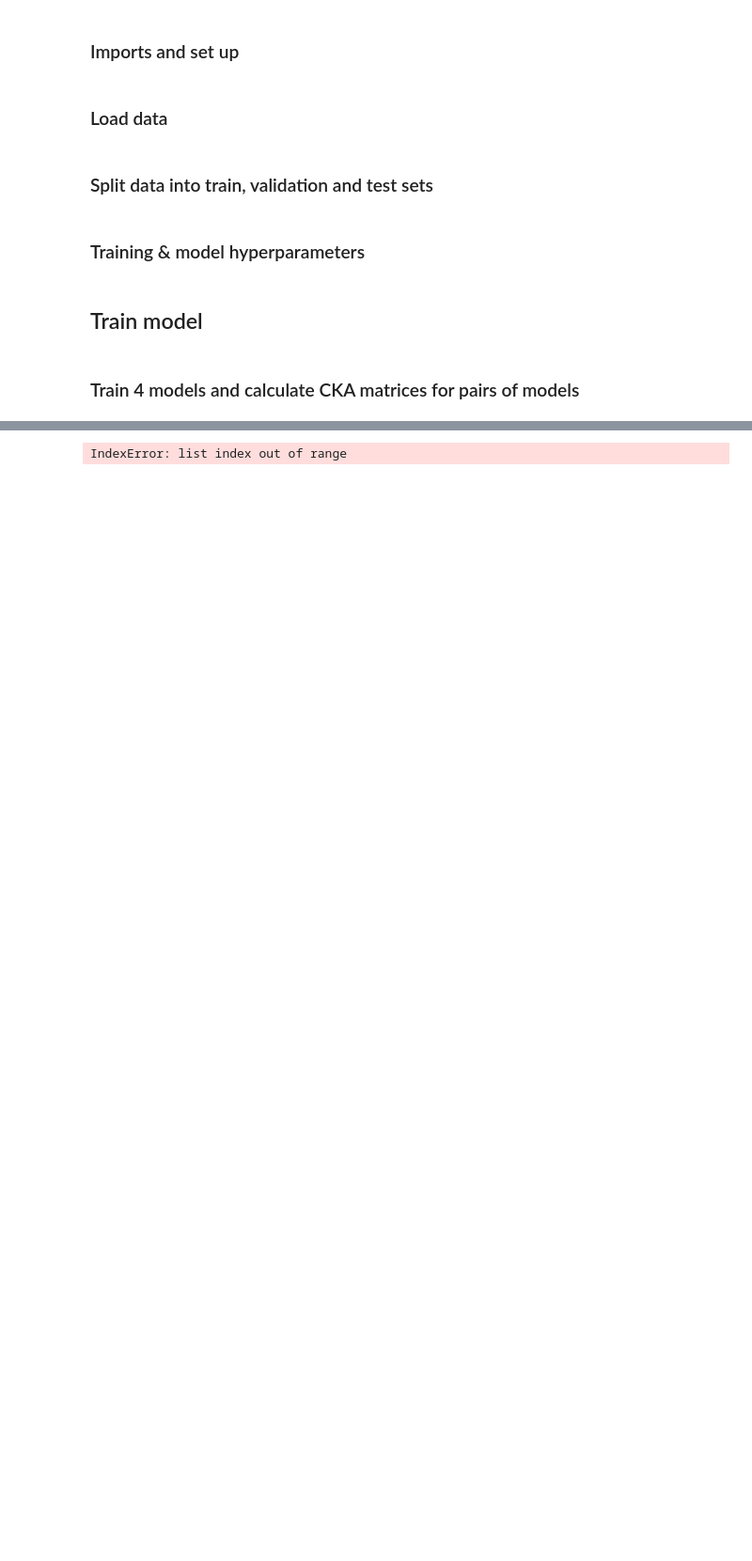
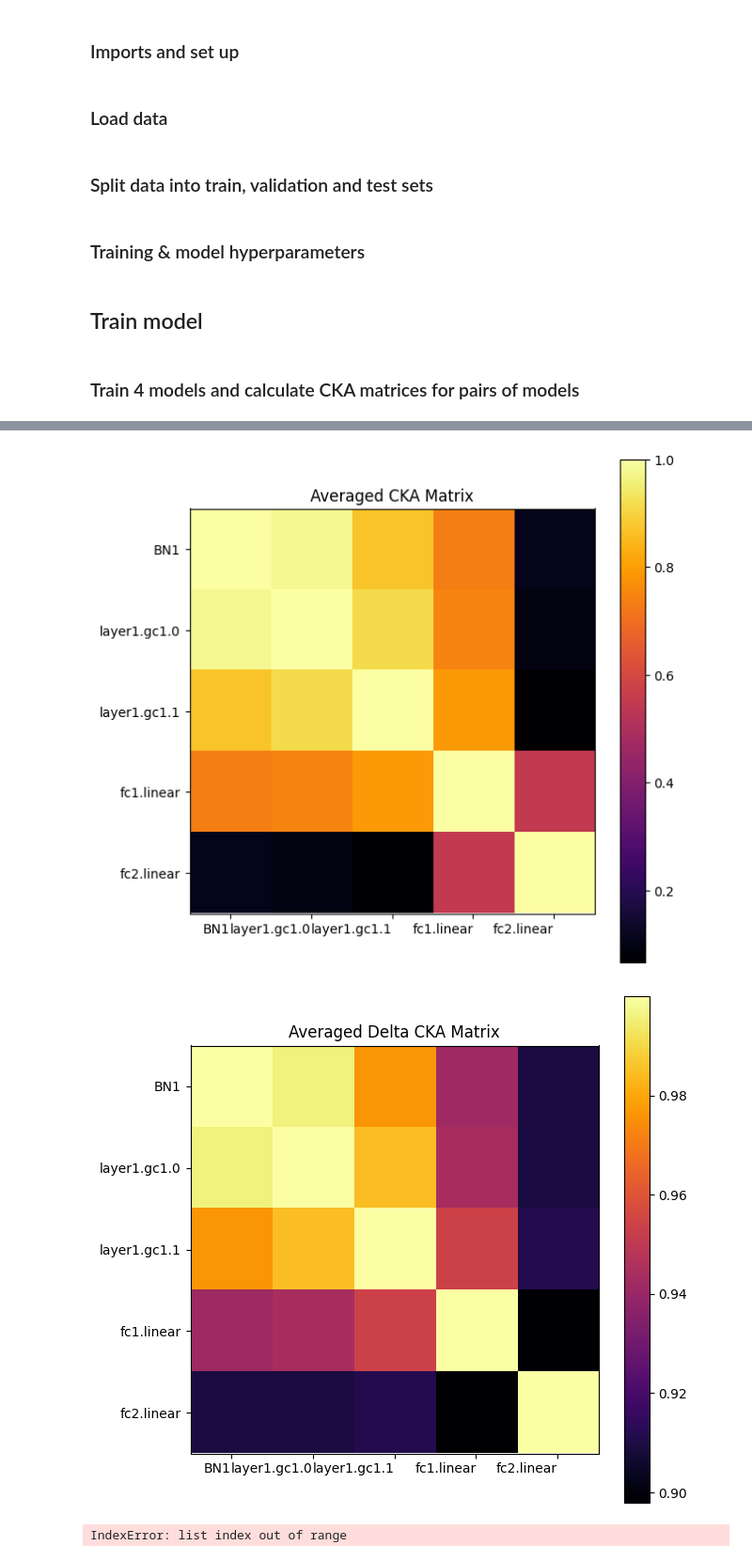
Before and after one commit to AlbinoLoaf/brAIncells, a Jupyter notebook: model_enviroment.ipynb, the cells around one changed output, grey strips where cells are left out. Shown: that part at 94% size. Cells and saved outputs as stored; diff of their text form; code cells hidden in the pictures; blank space fills up the shorter version.

Commit message:
Average cka and average delta cka

```diff
--- a/model_enviroment.ipynb
+++ b/model_enviroment.ipynb
@@ -98,6 +99,7 @@ w_decay = 0
 modruns = 4
 path="artifacts"
 modelname="dgcnn_mod"
+plot=False
 # %% [markdown]
 ## Train model
 # %% [markdown]
@@ -170,3 +153,48 @@ for i in range(modruns - 1):
+# %%
+cka_all = []
+for i, j in itertools.combinations(range(modruns), 2):
+    calculator = CKACalculator(model1=mods[i][0], model2=mods[j][0], dataloader=train_loader,
+                               layers_to_hook=(nn.Conv2d, nn.Linear, nn.AdaptiveAvgPool2d, GraphConvolution, nn.BatchNorm1d))
+    cka_output = calculator.calculate_cka_matrix()
+    cka_all.append(cka_output)
+    if plot:
+        #Plot the matrix
+        plt.figure(figsize=(7, 7))
+        plt.imshow(cka_output.cpu().numpy(), cmap='inferno')
+        plt.xticks(ticks=np.arange(len(calculator.module_names_X)), labels=calculator.module_names_X, ha="right")
+        plt.yticks(ticks=np.arange(len(calculator.module_names_Y)), labels=calculator.module_names_Y)
+        plt.colorbar()
+        plt.title(f'CKA Matrix: Model {i} vs Model {j}')
+        plt.show()
+# %%
+cka_stack = torch.stack(cka_all)
+average_cka_matrix = cka_stack.mean(dim=0)
+delta_matrices = []
+for mat1, mat2 in itertools.combinations(cka_stack, 2):
+    delta_matrices.append(torch.abs(mat1 - mat2))
+delta_matrices = torch.stack(delta_matrices)
+average_delta_cka_matrix =1- delta_matrices.mean(dim=0)
+
+
+plt.figure(figsize=(7, 7))
+plt.imshow(average_cka_matrix.cpu().numpy(), cmap='inferno')
+plt.xticks(ticks=np.arange(len(calculator.module_names_X)), labels=calculator.module_names_X, ha="right")
+plt.yticks(ticks=np.arange(len(calculator.module_names_Y)), labels=calculator.module_names_Y)
+plt.colorbar()
+plt.title("Averaged CKA Matrix")
+plt.show()
+
+
+plt.figure(figsize=(7, 7))
+plt.imshow(average_delta_cka_matrix.cpu().numpy(), cmap='inferno')
+plt.xticks(ticks=np.arange(len(calculator.module_names_X)), labels=calculator.module_names_X, ha="right")
+plt.yticks(ticks=np.arange(len(calculator.module_names_Y)), labels=calculator.module_names_Y)
+plt.colorbar()
+plt.title("Averaged Delta CKA Matrix")
+plt.show()
+# %% [output]
+[figure, added]
+[figure, added]
 # %%
 for i  in range (len(mods)):
     plt.plot(mods[0][1][0])
```
Also changed, not shown: parts of 3 cells of this notebook, 1 other file.
